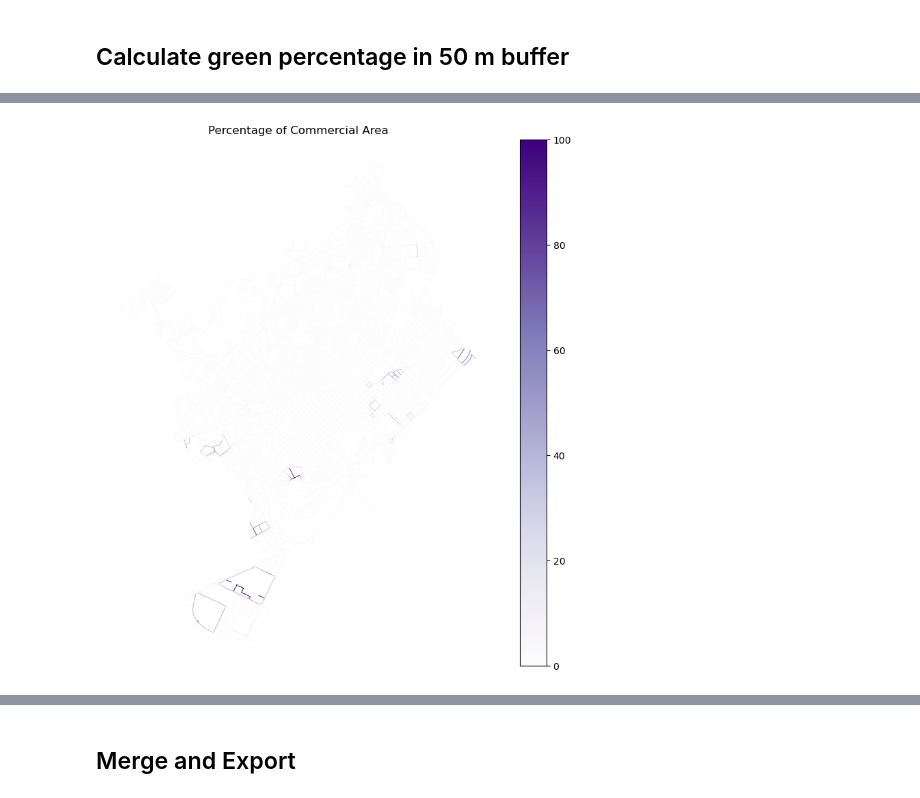
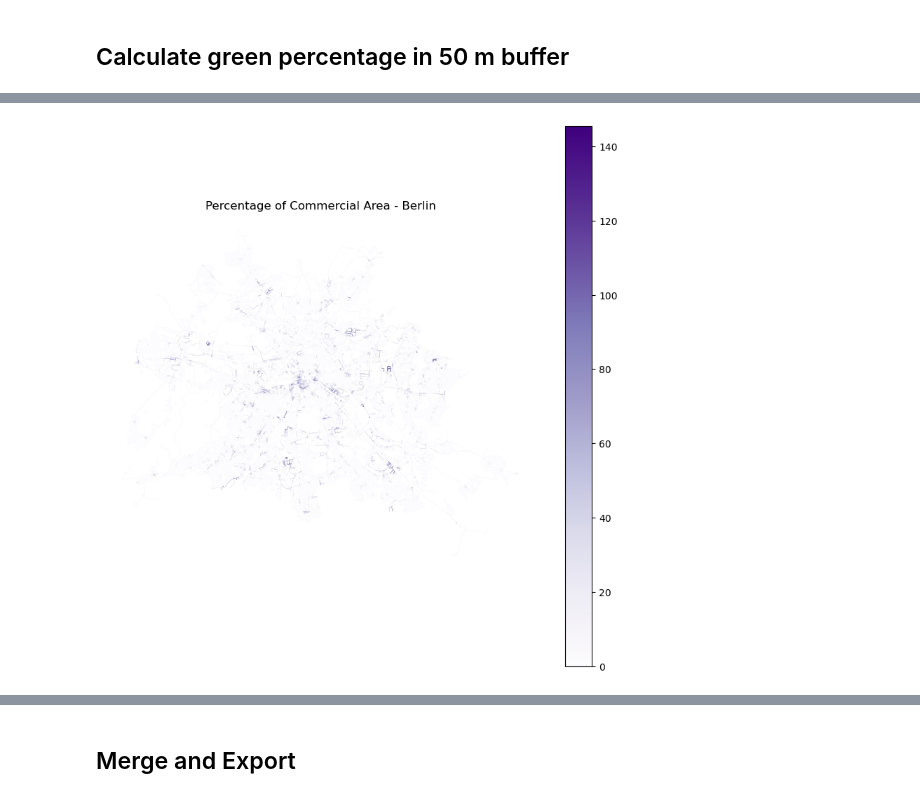
Before and after one commit to AndreaCutroni/ML-Noise-Prediction, a Jupyter notebook: deployment/Berlin/notebooks/BER_OSM_landuse.ipynb, the cells around one changed output, grey strips where cells are left out. Cells and saved outputs as stored; diff of their text form; code cells hidden in the pictures.

```diff
--- a/deployment/Berlin/notebooks/BER_OSM_landuse.ipynb
+++ b/deployment/Berlin/notebooks/BER_OSM_landuse.ipynb
@@ -57,20 +162,6 @@ ax.set_axis_off()
 # %% [markdown]
 ## Calculate green percentage in 50 m buffer
-# %%
-
-# 1. Buffer the streets
-osm_roads['buffer'] = osm_roads.geometry.buffer(50)  # adjust buffer size as needed
-
-# 2. Calculate percentage of buffer covered by green
-def calc_green_coverage(buffer_geom, green_gdf):
-    # Get all green polygons that intersect the buffer
-    intersecting = green_gdf[green_gdf.intersects(buffer_geom)]
-    if intersecting.empty:
-        return 0
-    # Union all green polygons first to avoid double-counting overlapping areas
-    green_union = intersecting.union_all()
-    intersection_area = green_union.intersection(buffer_geom).area
-    # Calculate percentage
-    return (intersection_area / buffer_geom.area) * 100 if buffer_geom.area > 0 else 0
-
-osm_roads['green_pct'] = osm_roads['buffer'].apply(lambda buf: calc_green_coverage(buf, green_land))
+# %%
+print('Calculating green coverage...')
+osm_roads['green_pct'] = calc_coverage_pct(osm_roads, green_land[['geometry']])
+print(osm_roads['green_pct'].describe())
@@ -83,13 +185,7 @@ ax.set_axis_off()
-# %%
-commercial_land = osm_landuse[osm_landuse['fclass'] == 'commercial']
-
-def calc_commercial_coverage(buffer_geom, commercial_gdf):
-    intersecting = commercial_gdf[commercial_gdf.intersects(buffer_geom)]
-    if intersecting.empty:
-        return 0
-    # Union all polygons first to avoid double-counting overlapping areas
-    commercial_union = intersecting.union_all()
-    intersection_area = commercial_union.intersection(buffer_geom).area
-    return (intersection_area / buffer_geom.area) * 100 if buffer_geom.area > 0 else 0
-
-osm_roads['commercial_pct'] = osm_roads['buffer'].apply(lambda buf: calc_commercial_coverage(buf, commercial_land))
+# %%
+commercial_land = osm_landuse[osm_landuse['fclass'].isin(['commercial', 'retail'])][['geometry']].copy()
+print(f'Commercial polygons: {len(commercial_land)}')
+
+print('Calculating commercial coverage...')
+osm_roads['commercial_pct'] = calc_coverage_pct(osm_roads, commercial_land)
+print(osm_roads['commercial_pct'].describe())
@@ -96,6 +204,6 @@ osm_roads['commercial_pct'] = osm_roads['buffer'].apply(lambda buf: calc_commerc
 # %%
 ax = osm_roads.plot(column='commercial_pct', cmap='Purples', linewidth=0.5, legend=True, figsize=(10, 10))
-ax.set_title('Percentage of Commercial Area')
+ax.set_title('Percentage of Commercial Area - Berlin')
 ax.set_axis_off()
 # %% [output]
-[figure, old version]
+[figure, new version]
```
Also changed, not shown: parts of 22 cells of this notebook.
